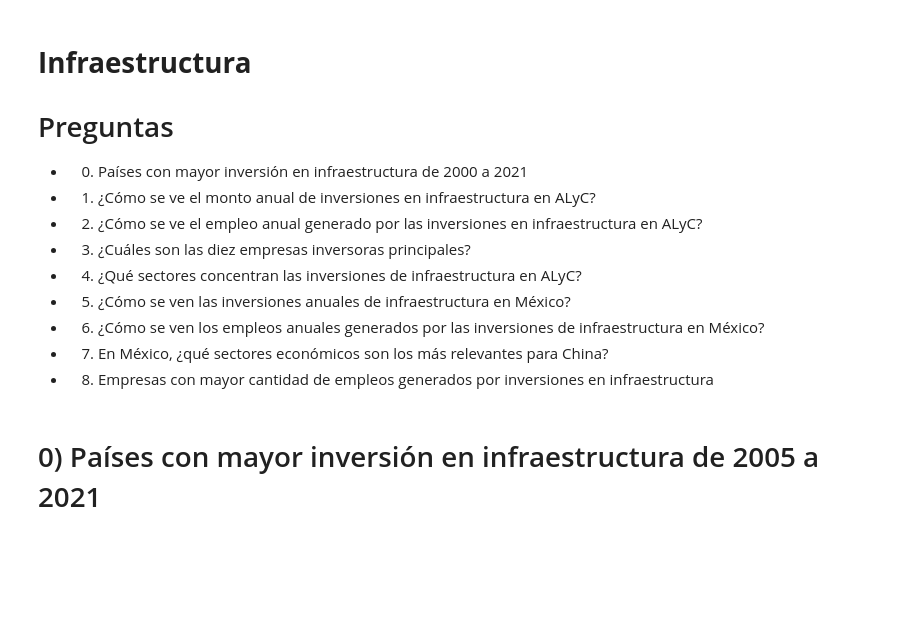
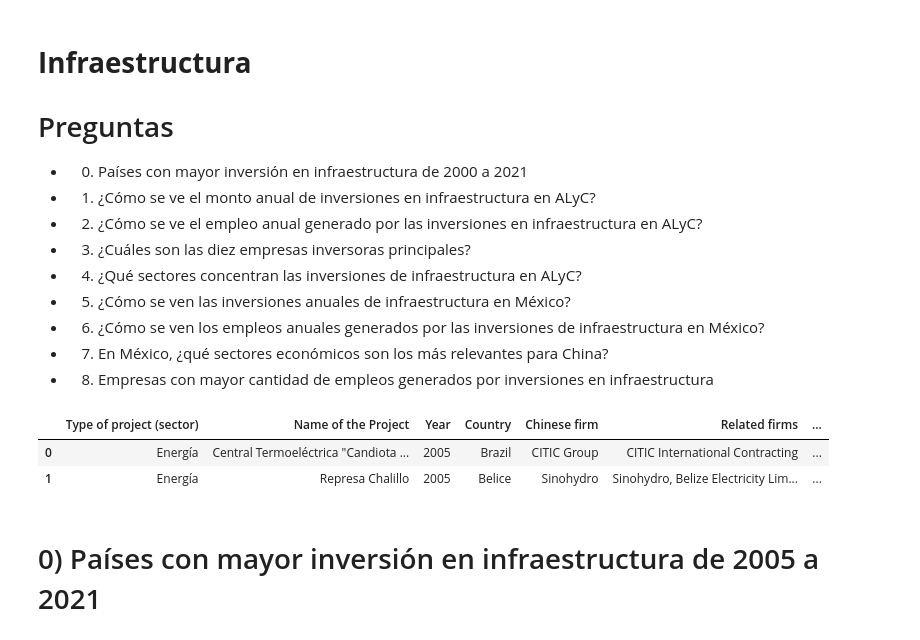
Before and after one commit to MauricioTellezNava/chinese_investments, a Jupyter notebook: proyecto/chinese_investments.ipynb, the cells around one changed output. Cells and saved outputs as stored; diff of their text form; code cells hidden in the pictures; blank space fills up the shorter version.

```diff
--- a/proyecto/chinese_investments.ipynb
+++ b/proyecto/chinese_investments.ipynb
@@ -598,6 +619,15 @@ plt.show()
 * 6) ¿Cómo se ven los empleos anuales generados por las inversiones de infraestructura en México?
 * 7) En México, ¿qué sectores económicos son los más relevantes para China?
 * 8) Empresas con mayor cantidad de empleos generados por inversiones en infraestructura
+# %%
+inf = pd.read_excel("/content/drive/MyDrive/DEV F/Proyecto/CECHIMEX/DusselPeters_Monitor_Infraestructura_Database_2022.xlsx",  skiprows = [0])
+inf = inf.rename(columns = {"(Amount ($ million of dollars)" : "Amount ($ million of dollars)"})
+# %%
+inf.head(2)
+# %% [output]
+|  | Type of project (sector) | Name of the Project | Year | Country | Chinese firm | Related firms | ... |
+| 0 | Energía | Central Termoeléctrica "Candiota ... | 2005 | Brazil | CITIC Group | CITIC International Contracting | ... |
+| 1 | Energía | Represa Chalillo | 2005 | Belice | Sinohydro | Sinohydro, Belize Electricity Lim... | ... |
 # %% [markdown]
 # 0) Países con mayor inversión en infraestructura de 2005 a 2021
 # %% [markdown]
```
Also changed, not shown: parts of 3 cells of this notebook.
